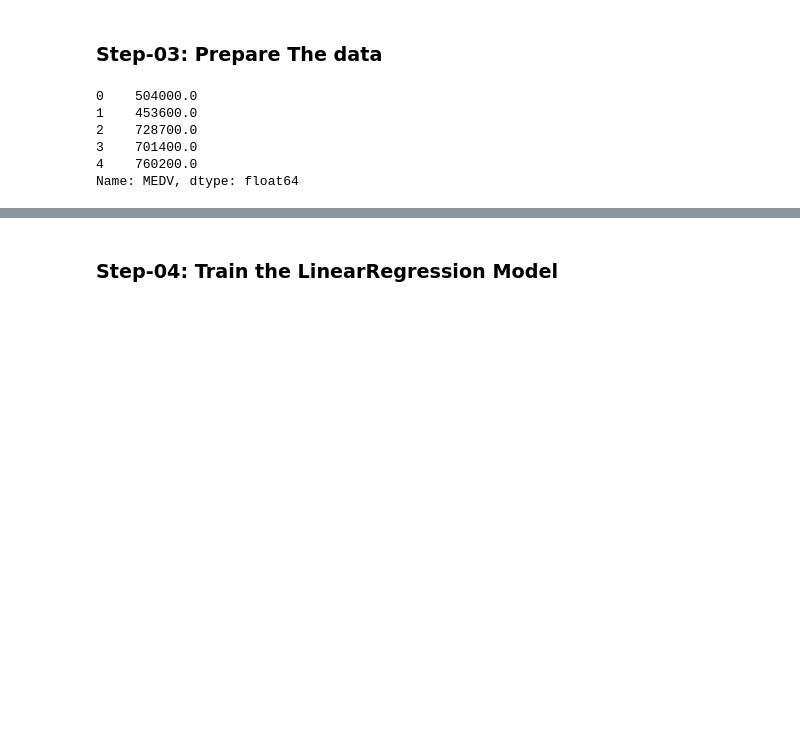
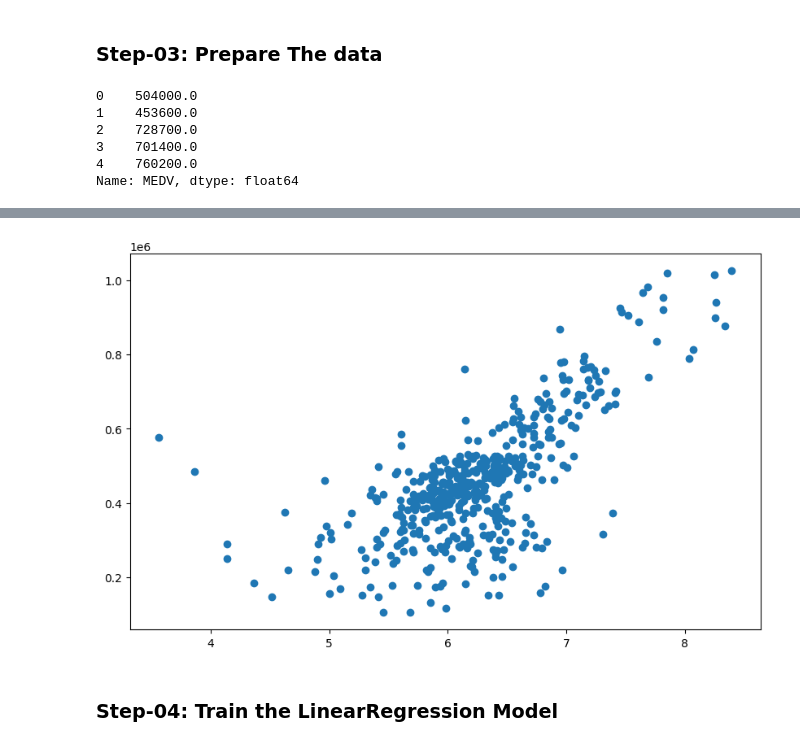
Before and after one commit to subenakhatun/Professional-Certificate-in-Python-for-Machine-Learning-and-Data-Science, a Jupyter notebook: MachineLearning/linearregression.ipynb, the cells around one changed output, grey strips where cells are left out. Cells and saved outputs as stored; diff of their text form; code cells hidden in the pictures; blank space fills up the shorter version.

```diff
--- a/MachineLearning/linearregression.ipynb
+++ b/MachineLearning/linearregression.ipynb
@@ -41,3 +50,9 @@ Name: MEDV, dtype: float64
+# %%
+plt.figure(figsize=(10,6))
+plt.scatter(x,y)
+plt.show()
+# %% [output]
+[figure, added]
 # %%
 # Split data into train and test
 x_train,x_test,y_train,y_test = train_test_split(x,y, test_size=0.2, random_state=42)
```
Also changed, not shown: parts of 7 cells of this notebook.
